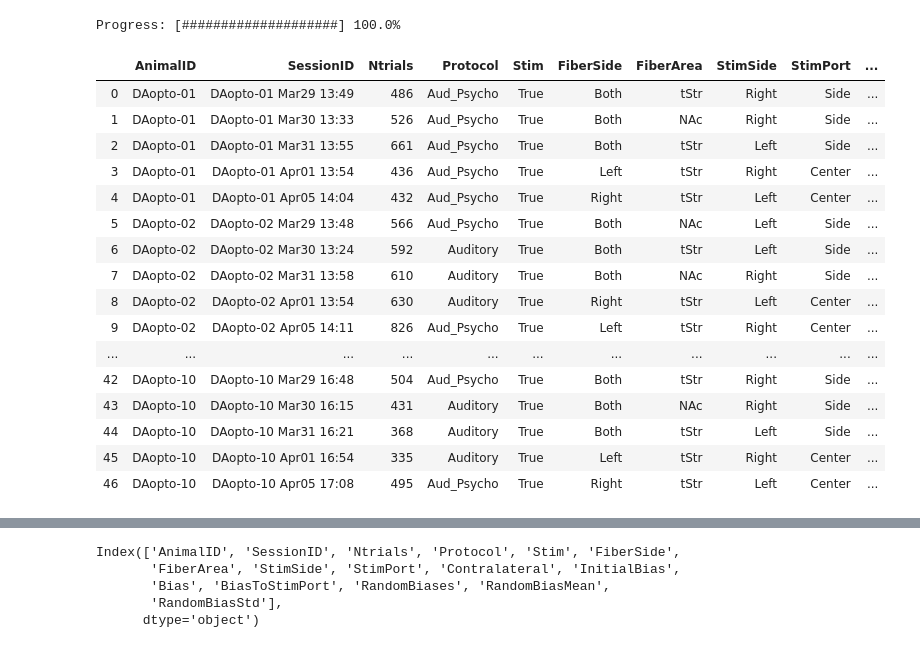
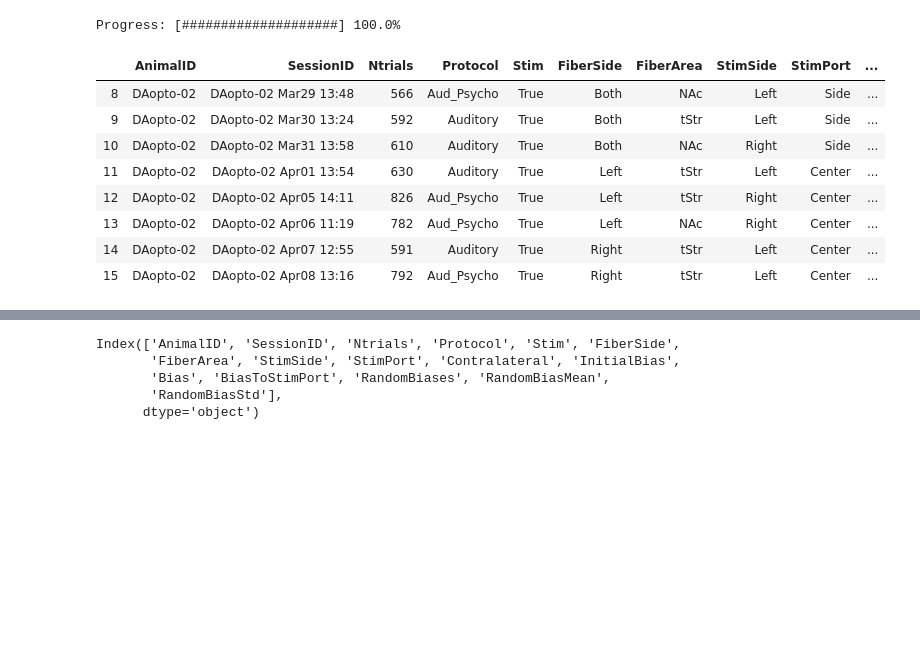
Before and after one commit to HernandoMV/BehaviouralAnalysis, a Jupyter notebook: Dopamine_optostimulation.ipynb, the cells around one changed output, grey strips where cells are left out. Saved outputs shown, nothing was run; the diff lists cells and outputs as text; code cells hidden in the pictures; blank space fills up the shorter version.

```diff
--- a/Dopamine_optostimulation.ipynb
+++ b/Dopamine_optostimulation.ipynb
@@ -250,26 +275,18 @@ opto_df = pd.DataFrame(data, columns=cols)
 update_progress(1)
 # %% [output]
 Progress: [####################] 100.0%
-# %%
-opto_df
-# %% [output]
-|  | AnimalID | SessionID | Ntrials | Protocol | Stim | FiberSide | FiberArea | StimSide | StimPort | ... |
-| 0 | DAopto-01 | DAopto-01 Mar29 13:49 | 486 | Aud_Psycho | True | Both | tStr | Right | Side | ... |
-| 1 | DAopto-01 | DAopto-01 Mar30 13:33 | 526 | Aud_Psycho | True | Both | NAc | Right | Side | ... |
-| 2 | DAopto-01 | DAopto-01 Mar31 13:55 | 661 | Aud_Psycho | True | Both | tStr | Left | Side | ... |
-| 3 | DAopto-01 | DAopto-01 Apr01 13:54 | 436 | Aud_Psycho | True | Left | tStr | Right | Center | ... |
-| 4 | DAopto-01 | DAopto-01 Apr05 14:04 | 432 | Aud_Psycho | True | Right | tStr | Left | Center | ... |
-| 5 | DAopto-02 | DAopto-02 Mar29 13:48 | 566 | Aud_Psycho | True | Both | NAc | Left | Side | ... |
-| 6 | DAopto-02 | DAopto-02 Mar30 13:24 | 592 | Auditory | True | Both | tStr | Left | Side | ... |
-| 7 | DAopto-02 | DAopto-02 Mar31 13:58 | 610 | Auditory | True | Both | NAc | Right | Side | ... |
-| 8 | DAopto-02 | DAopto-02 Apr01 13:54 | 630 | Auditory | True | Right | tStr | Left | Center | ... |
-| 9 | DAopto-02 | DAopto-02 Apr05 14:11 | 826 | Aud_Psycho | True | Left | tStr | Right | Center | ... |
-| ... | ... | ... | ... | ... | ... | ... | ... | ... | ... | ... |
-| 42 | DAopto-10 | DAopto-10 Mar29 16:48 | 504 | Aud_Psycho | True | Both | tStr | Right | Side | ... |
-| 43 | DAopto-10 | DAopto-10 Mar30 16:15 | 431 | Auditory | True | Both | NAc | Right | Side | ... |
-| 44 | DAopto-10 | DAopto-10 Mar31 16:21 | 368 | Auditory | True | Both | tStr | Left | Side | ... |
-| 45 | DAopto-10 | DAopto-10 Apr01 16:54 | 335 | Auditory | True | Left | tStr | Right | Center | ... |
-| 46 | DAopto-10 | DAopto-10 Apr05 17:08 | 495 | Aud_Psycho | True | Right | tStr | Left | Center | ... |
+# %%
+opto_df[opto_df.AnimalID=='DAopto-02']
+# %% [output]
+|  | AnimalID | SessionID | Ntrials | Protocol | Stim | FiberSide | FiberArea | StimSide | StimPort | ... |
+| 8 | DAopto-02 | DAopto-02 Mar29 13:48 | 566 | Aud_Psycho | True | Both | NAc | Left | Side | ... |
+| 9 | DAopto-02 | DAopto-02 Mar30 13:24 | 592 | Auditory | True | Both | tStr | Left | Side | ... |
+| 10 | DAopto-02 | DAopto-02 Mar31 13:58 | 610 | Auditory | True | Both | NAc | Right | Side | ... |
+| 11 | DAopto-02 | DAopto-02 Apr01 13:54 | 630 | Auditory | True | Left | tStr | Left | Center | ... |
+| 12 | DAopto-02 | DAopto-02 Apr05 14:11 | 826 | Aud_Psycho | True | Left | tStr | Right | Center | ... |
+| 13 | DAopto-02 | DAopto-02 Apr06 11:19 | 782 | Aud_Psycho | True | Left | NAc | Right | Center | ... |
+| 14 | DAopto-02 | DAopto-02 Apr07 12:55 | 591 | Auditory | True | Right | tStr | Left | Center | ... |
+| 15 | DAopto-02 | DAopto-02 Apr08 13:16 | 792 | Aud_Psycho | True | Right | tStr | Left | Center | ... |
 # %%
 # plot all sessions for individual animals
 # %%
```
Also changed, not shown: parts of 13 cells of this notebook.
